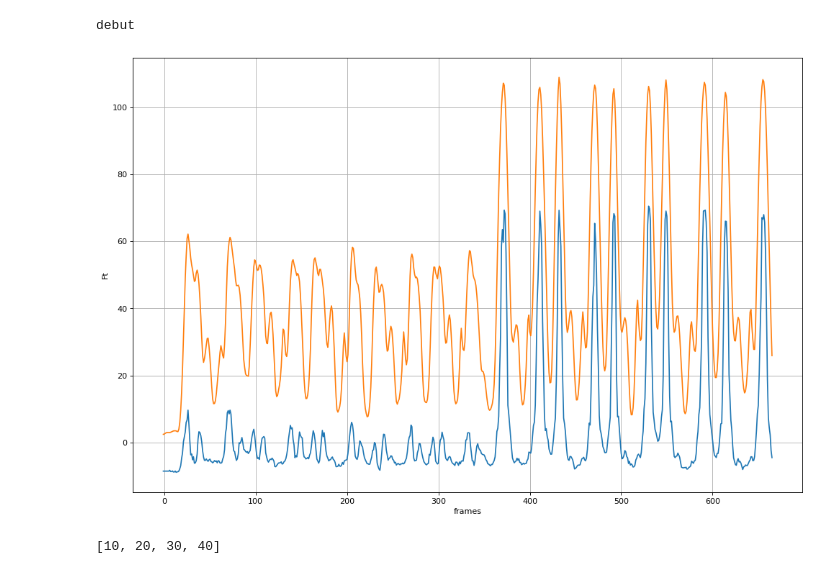
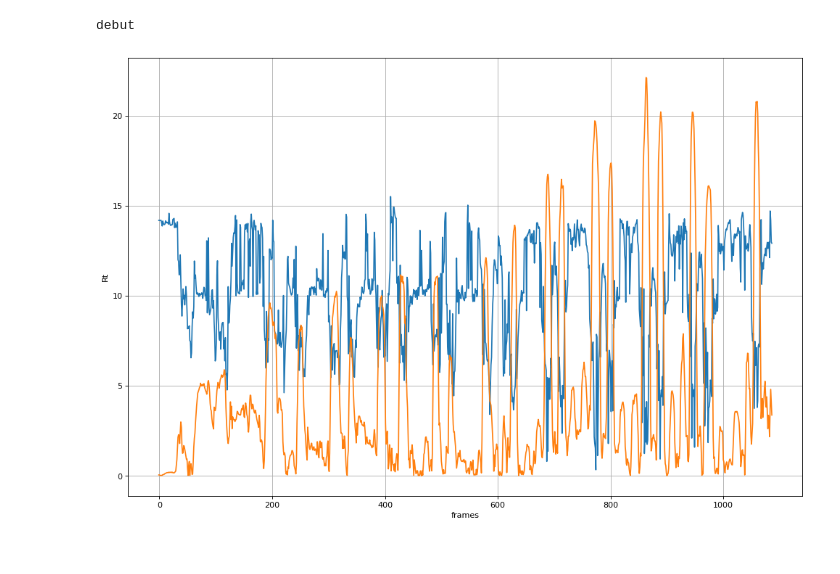
Before and after one commit to HrJessica/LEA-DS, a Jupyter notebook: dataPipeline/courbe/courbe.ipynb, the cells around one changed output. Cells and saved outputs as stored; diff of their text form; code cells hidden in the pictures.

```diff
--- a/dataPipeline/courbe/courbe.ipynb
+++ b/dataPipeline/courbe/courbe.ipynb
@@ -6,8 +6,10 @@ import pickle
 import numpy as np
 import pandas as pd
 import scipy.stats as stats
+from scipy.signal import savgol_filter
 '''boucler les fichiers json '''
 xsens_path = '../Xsens_dosHz.p'
+#xsens_path = '../Xsens_profil.p'
 def load_json(i):
     #file_path = './json/Sujet'+i+'_1p_success.json'
     file_path = '../RNA/vueDos/Sujet'+i+'_1d_success.json'
@@ -51,8 +53,8 @@ def get_xsAngle(n,angleName):
         list_angle.append(angles.tolist())
     return list_angle
 #name_angle = ['Fn','In','Rn','Fed','Aed','Feg','Aeg','Ft','Rt','It','Fcd','Fcg']
-name_angle = ['Ft']
-n = ['22']
+name_angle = ['Rt']
+n = ['12']
 for elmt in name_angle:
     Y=[]
     print('debut')
@@ -61,38 +63,32 @@ for elmt in name_angle:
     plt.figure(figsize=(15,10), dpi=80)
     x = []
     y = []
     xs = []
     for k in range(len(n)):
         y.append(LEA[k]['angles'])
         xs.append(XS[k])
     x.append(LEA[k]['Y'])
     x = sum(x, [])
     y = sum(y,[])
-    y = [elm*-1 for elm in y]
+    #y = [elm*-1 for elm in y]
     xs = sum(xs,[])
     #dans le cas ou les frames de LEA est supérieur aux frames de xsens
     if(len(y)>len(xs)):
         diff = len(y)-len(xs)
         print(diff)
         j = 1
         while j<= diff:
             del y[j]
             print(j)
             del x[j]
             print('passer')
             j = j+1
     plt.plot(x,y,label = 'LEA')
     plt.plot(x,xs,label = 'Xsens')
     plt.grid()
     plt.xlabel('frames')
     plt.ylabel(elmt)
     plt.show()
 # %% [output]
 debut
-[figure, old version]
+[figure, new version]
-# %%
-list = [1,2,3,4]
-list = [i*10 for i in list]
-print(list)
-# %% [output]
-[10, 20, 30, 40]
```
Also changed, not shown: 7 other files.
